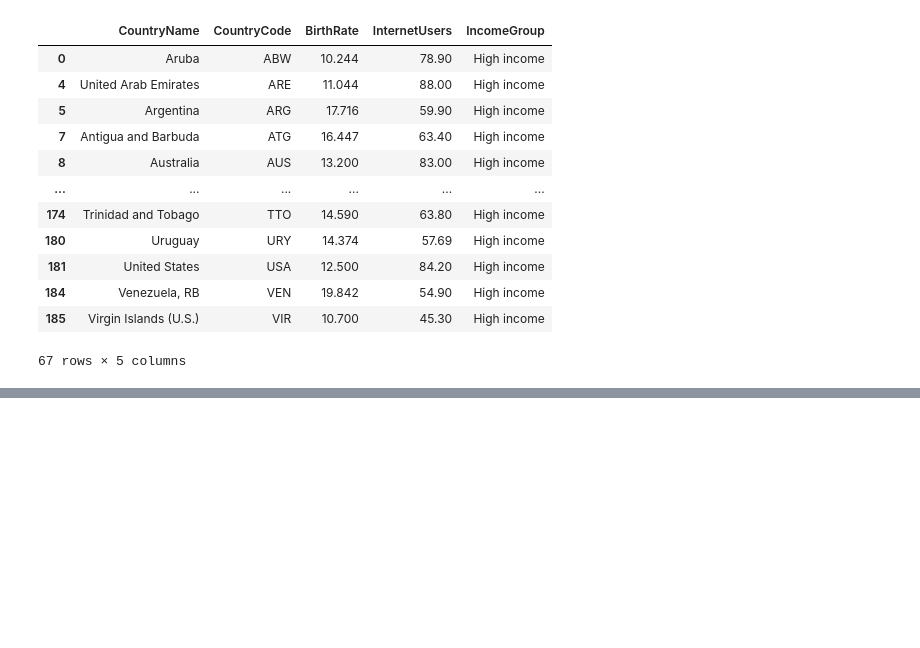
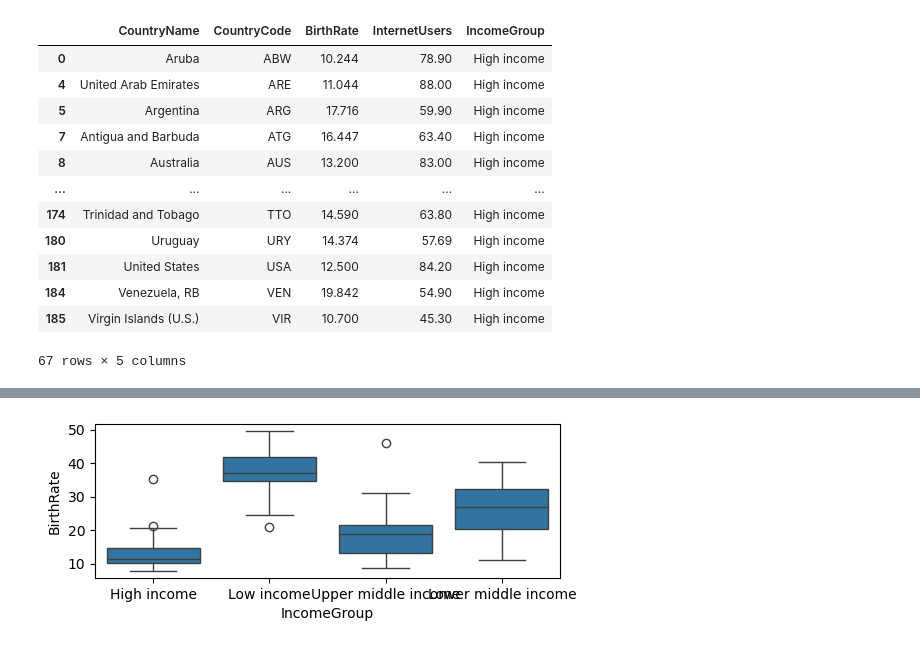
Before and after one commit to Megha77/Expertise-fullstack-GenAI-Agentic-AI, a Jupyter notebook: Panda.ipynb, the cells around one changed output, grey strips where cells are left out. Saved outputs shown, nothing was run; the diff lists cells and outputs as text; code cells hidden in the pictures; blank space fills up the shorter version.

```diff
--- a/Panda.ipynb
+++ b/Panda.ipynb
@@ -464,0 +494,4 @@ df[df.IncomeGroup ==  'High income']
+# %%
+vis2= sns.boxplot(data =df, x="IncomeGroup", y="BirthRate")
+# %% [output]
+[figure, added]
```
Also changed, not shown: parts of 10 cells of this notebook, 4 other files.
